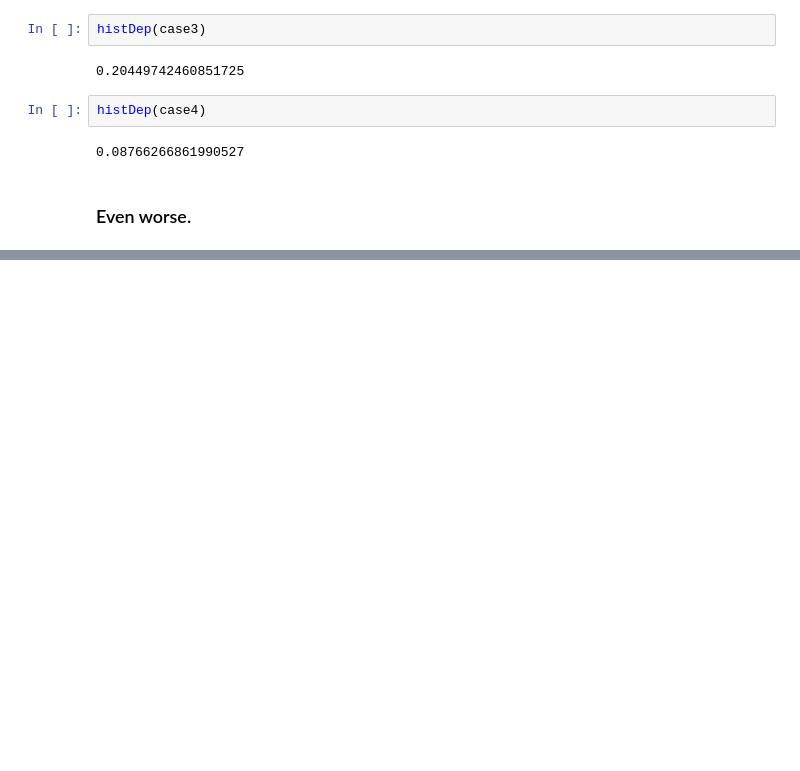
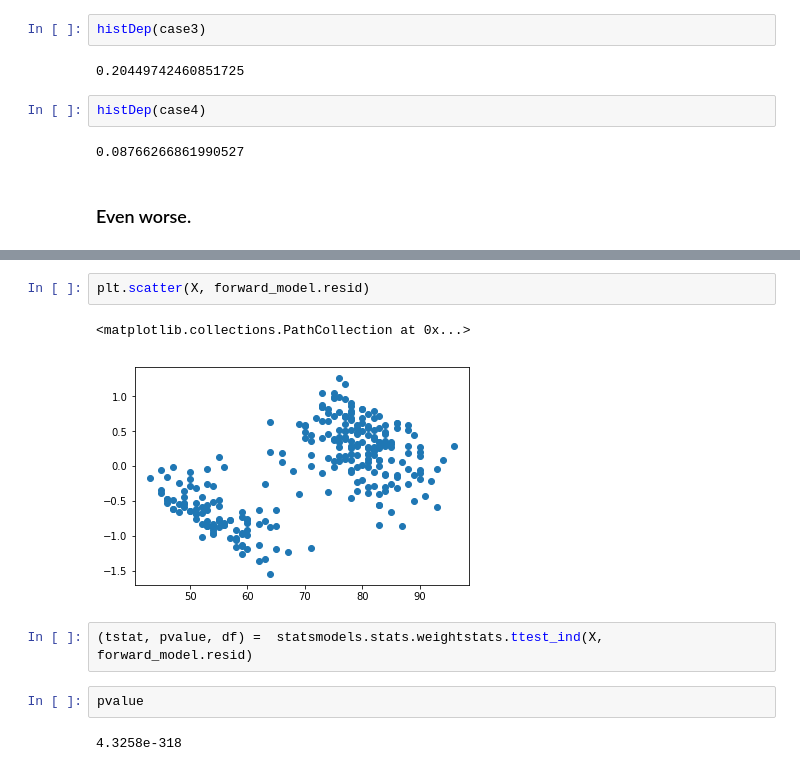
Before and after one commit to CausalityReadingGroup/CIS600-Data-Science-Causal-Inference, a Jupyter notebook: Notebooks/OldFaithful.ipynb, the cells around one changed output, grey strips where cells are left out. Drawn from its saved outputs; the diff is of its cells as text; blank space fills up the shorter version.

```diff
--- a/Notebooks/OldFaithful.ipynb
+++ b/Notebooks/OldFaithful.ipynb
@@ -308,0 +355,11 @@ histDep(case4)
+# %%
+plt.scatter(X, forward_model.resid)
+# %% [output]
+<matplotlib.collections.PathCollection at 0x...>
+[figure, added]
+# %%
+(tstat, pvalue, df) =  statsmodels.stats.weightstats.ttest_ind(X, forward_model.resid)
+# %%
+pvalue
+# %% [output]
+4.3258e-318
```
Also changed, not shown: parts of 12 cells of this notebook.
